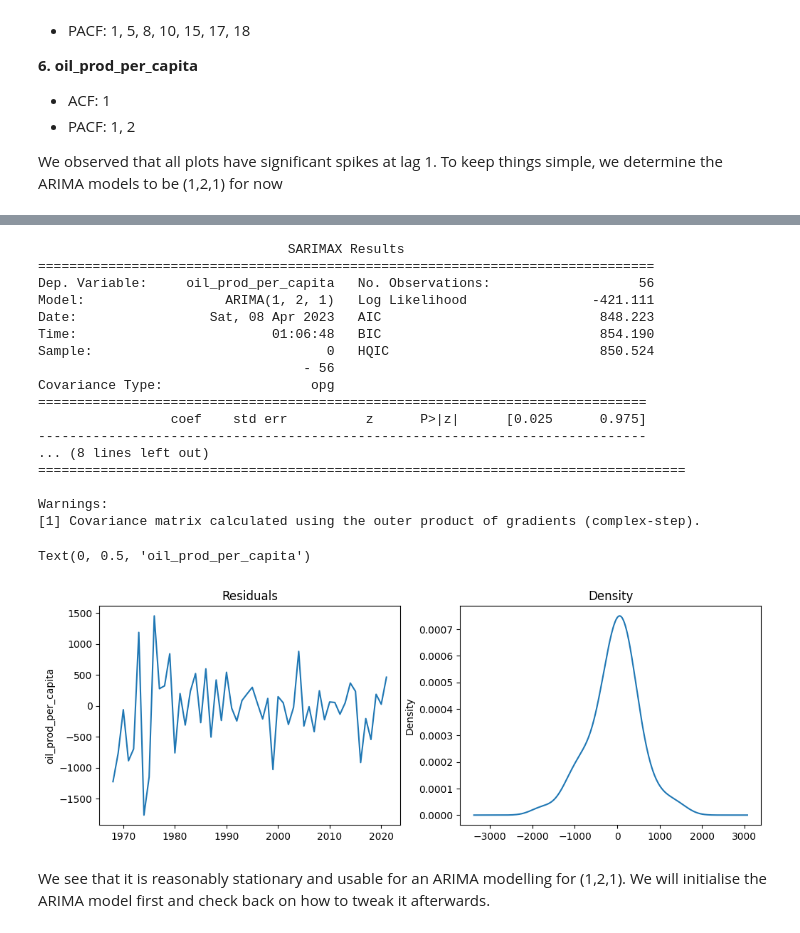
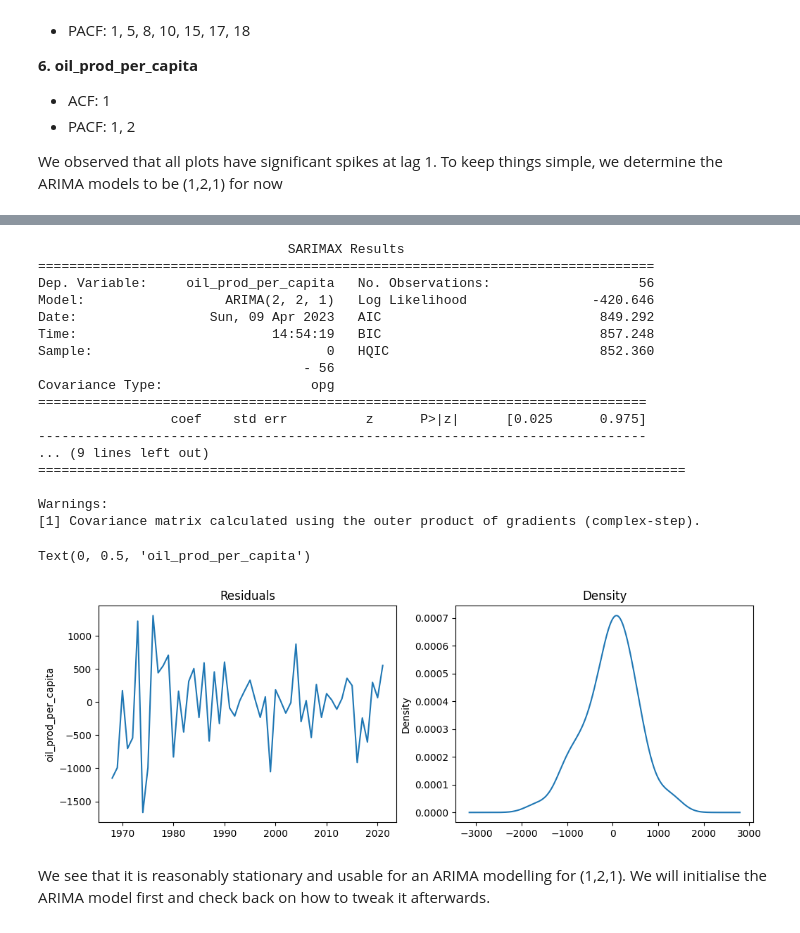
Before and after one commit to boon-keng/mini-project, a Jupyter notebook: DataCleaning.ipynb, the cells around one changed output, grey strips where cells are left out. Cells and saved outputs as stored; diff of their text form; code cells hidden in the pictures.

```diff
--- a/DataCleaning.ipynb
+++ b/DataCleaning.ipynb
@@ -735,43 +748,43 @@ Text(0, 0.5, 'renewables_consumption')
 # %%
 # oil_prod_per_capita (ACF: 1) (PACF: 1, 2)
 # determine the 3 parameters for ARIMA first
-p = 1
+p = 2
 d = 2
 q = 1
 
 # model with specified order
 model = ARIMA(sa_df['oil_prod_per_capita'], order=(p,d,q))
 model_fit = model.fit()
 
 # check the summary columns for coef (to be non-zero) and P >|z| to be less than 0.05
 print(model_fit.summary())
 
 # plot residuals and density distribution - should be white noise for residuals and normally distributed
 residuals = model_fit.resid[2:]
 fig, ax = plt.subplots(1,2, figsize=(12,4))
 residuals.plot(title='Residuals', ax=ax[0])
 residuals.plot(title='Density', kind='kde', ax=ax[1])
 ax[0].set_ylabel('oil_prod_per_capita')
 # %% [output]
                                 SARIMAX Results
 ===============================================================================
 Dep. Variable:     oil_prod_per_capita   No. Observations:                   56
-Model:                  ARIMA(1, 2, 1)   Log Likelihood                -421.111
-Date:                 Sat, 08 Apr 2023   AIC                            848.223
-Time:                         01:06:48   BIC                            854.190
-Sample:                              0   HQIC                           850.524
+Model:                  ARIMA(2, 2, 1)   Log Likelihood                -420.646
+Date:                 Sun, 09 Apr 2023   AIC                            849.292
+Time:                         14:54:19   BIC                            857.248
+Sample:                              0   HQIC                           852.360
                                   - 56
 Covariance Type:                   opg
 ==============================================================================
                  coef    std err          z      P>|z|      [0.025      0.975]
 ------------------------------------------------------------------------------
-... (8 lines left out)
+... (9 lines left out)
 ===================================================================================
 
 Warnings:
 [1] Covariance matrix calculated using the outer product of gradients (complex-step).
 Text(0, 0.5, 'oil_prod_per_capita')
-[figure, old version]
+[figure, new version]
 # %% [markdown]
 We see that it is reasonably stationary and usable for an ARIMA modelling for (1,2,1). We will initialise the ARIMA model first and check back on how to tweak it afterwards.
 # %%
```
Also changed, not shown: parts of 25 cells of this notebook.
